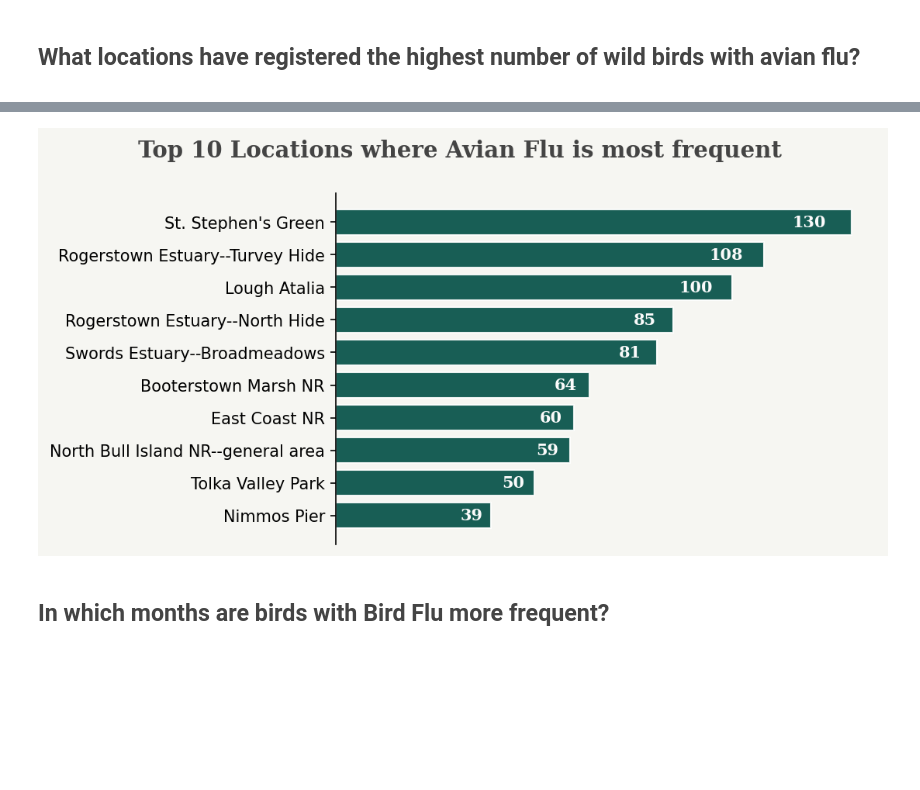
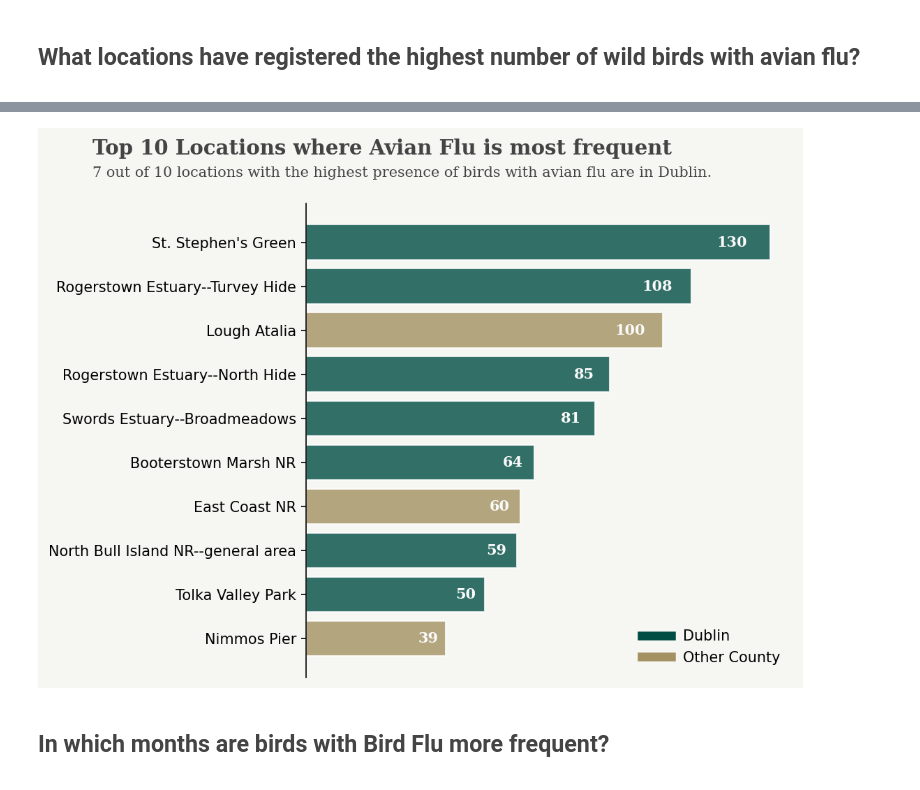
Before and after one commit to pessini/avian-flu-wild-birds-ireland, a Jupyter notebook: Wild-Bird-Species-Analysis.ipynb, the cells around one changed output, grey strips where cells are left out. Drawn from its saved outputs; the diff is of its cells as text; code cells hidden in the pictures; blank space fills up the shorter version.

```diff
--- a/Wild-Bird-Species-Analysis.ipynb
+++ b/Wild-Bird-Species-Analysis.ipynb
@@ -275,37 +303,47 @@ plt.show()
 # %%
 top_infected_locations = infected_birds.groupby('Locality').size().sort_values(ascending=False)[:10]
 # %%
-fig, ax = plt.subplots(1,1, figsize=(6, 4),dpi=150)
+fig, ax = plt.subplots(1,1, figsize=(6, 6),dpi=150)
 
-background_color = "#F6F6F2"
+background_color = '#F6F6F2'
 fig.patch.set_facecolor(background_color) # figure background color
 ax.set_facecolor(background_color)
 
 # Top infected locations
 data = top_infected_locations
 
+not_dublin = '#A39161'
 color_map = ['#004D44' for _ in range(len(data))]
+color_map[2] = color_map[6] = color_map[9] = not_dublin # color highlight
+
 ax.barh(data.index, data,
-       edgecolor='white',color=color_map, alpha=0.9)
+       edgecolor='white',color=color_map, alpha=0.8)
 
 # diff color text
 for i in range(0,10):
     ax.annotate(list(data)[i],
                    xy=(data[i]-(data[i]*0.05), i),
                    va = 'center', ha='right', fontweight='bold',fontfamily='serif',fontsize=10, color='#FBFBFB')
 
 ax.axes.get_xaxis().set_ticks([])
 ax.invert_yaxis()
 
 for s in ['top', 'bottom', 'right']:
     ax.spines[s].set_visible(False)
 
-ax.text(-50,-2.0,'Top 10 Locations where Avian Flu is most frequent',
+ax.text(-60,-2.0,'Top 10 Locations where Avian Flu is most frequent',
         fontfamily='serif',fontsize=14,fontweight='bold',color='#444444')
+ax.text(-60, -1.5,
+        '7 out of 10 locations with the highest presence of birds with avian flu are in Dublin.',
+        fontfamily='serif',fontsize=10, color='#444444')
+
+custom_lines = [Line2D([0], [0], color='#004D44', lw=6),
+                Line2D([0], [0], color=not_dublin, lw=6)]
+ax.legend(custom_lines, ['Dublin', 'Other County'], loc='lower right', facecolor='#F6F6F2', edgecolor='#F6F6F2')
 
 plt.show()
 # %% [output]
-[figure, old version]
+[figure, new version]
 # %% [markdown]
 <a id="2.4"></a>
 ## <p style="font-size:100%; text-align:left; color:#444444;">In which months are birds with Bird Flu more frequent?</p>
```
Also changed, not shown: parts of 9 cells of this notebook.
